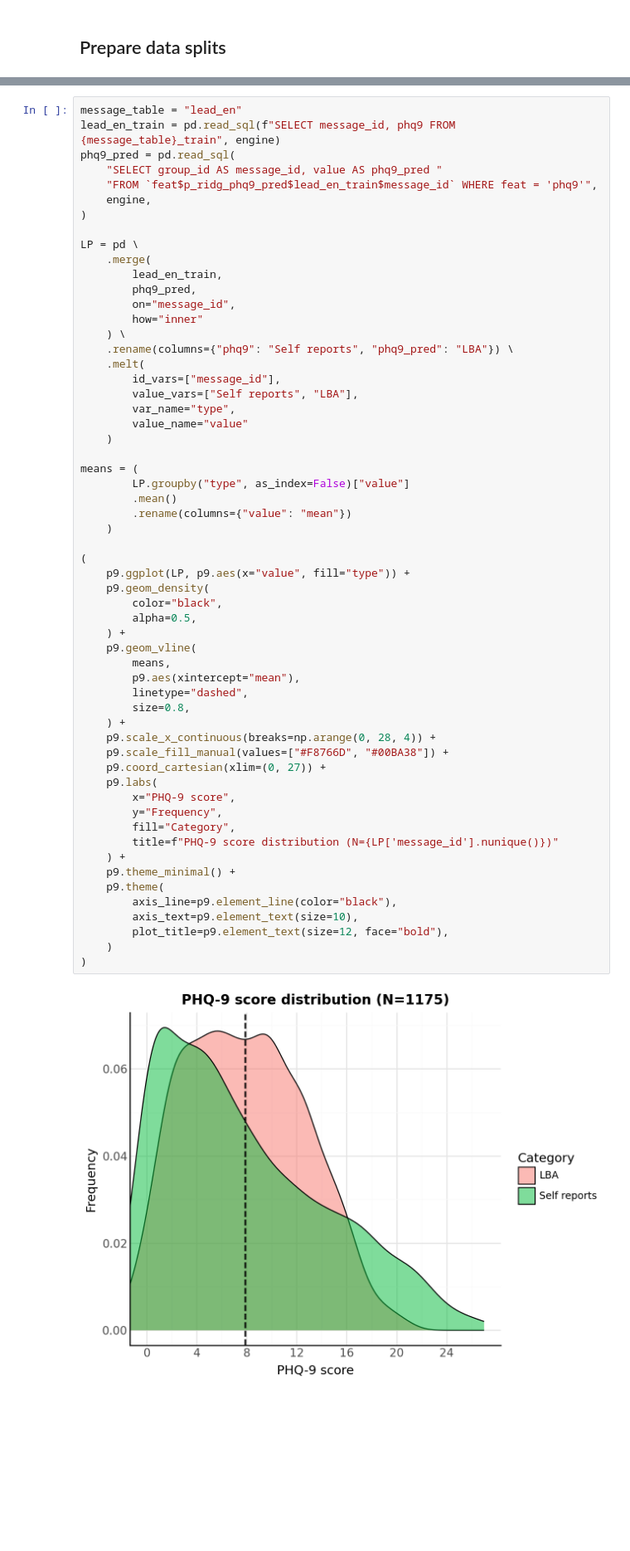
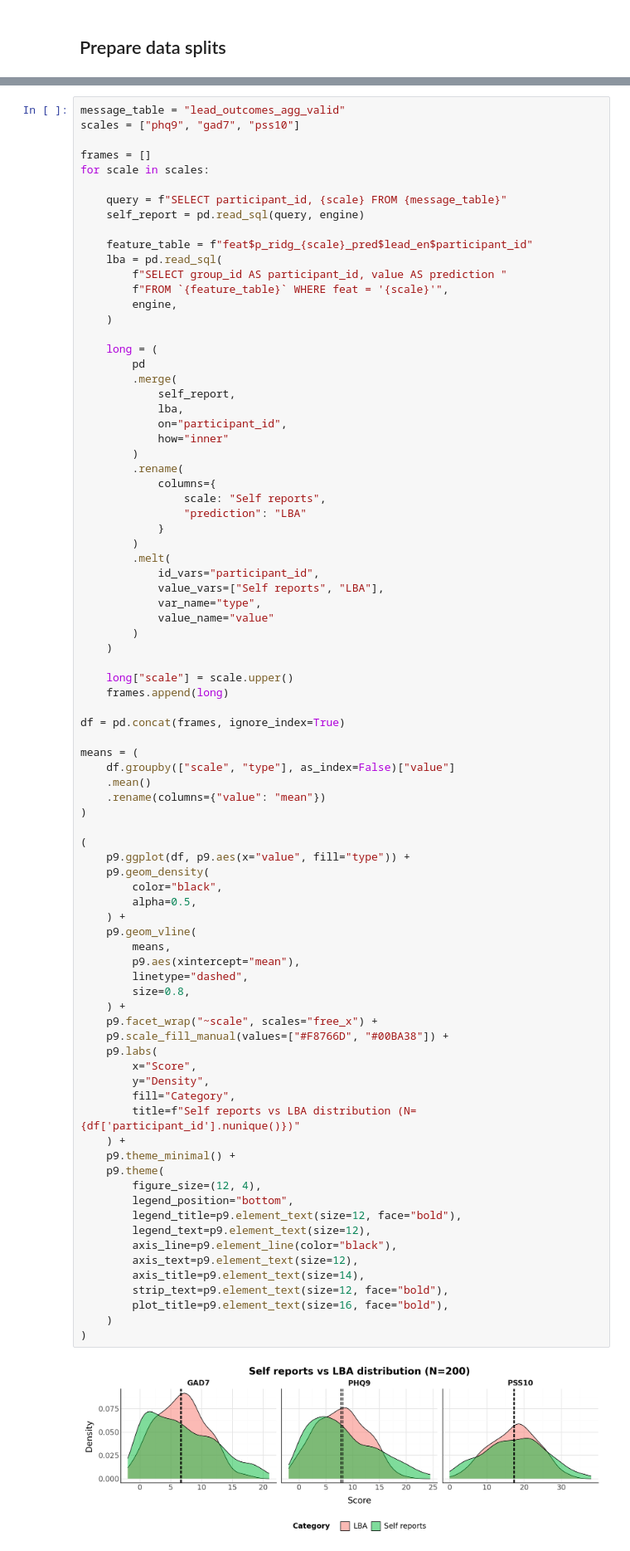
Before and after one commit to shshnk94/personallm, a Jupyter notebook: notebooks/analysis.ipynb, the cells around one changed output, grey strips where cells are left out. Shown at 83% size. Cells and saved outputs as stored; diff of their text form; blank space fills up the shorter version.

```diff
--- a/notebooks/analysis.ipynb
+++ b/notebooks/analysis.ipynb
@@ -75,60 +116,85 @@ train: 1175, valid: 392, test: 391
 # %%
-message_table = "lead_en"
-lead_en_train = pd.read_sql(f"SELECT message_id, phq9 FROM {message_table}_train", engine)
-phq9_pred = pd.read_sql(
-    "SELECT group_id AS message_id, value AS phq9_pred "
-    "FROM `feat$p_ridg_phq9_pred$lead_en_train$message_id` WHERE feat = 'phq9'",
-    engine,
+message_table = "lead_outcomes_agg_valid"
+scales = ["phq9", "gad7", "pss10"]
+
+frames = []
+for scale in scales:
+
+    query = f"SELECT participant_id, {scale} FROM {message_table}"
+    self_report = pd.read_sql(query, engine)
+
+    feature_table = f"feat$p_ridg_{scale}_pred$lead_en$participant_id"
+    lba = pd.read_sql(
+        f"SELECT group_id AS participant_id, value AS prediction "
+        f"FROM `{feature_table}` WHERE feat = '{scale}'",
+        engine,
+    )
+
+    long = (
+        pd
+        .merge(
+            self_report,
+            lba,
+            on="participant_id",
+            how="inner"
+        )
+        .rename(
+            columns={
+                scale: "Self reports",
+                "prediction": "LBA"
+            }
+        )
+        .melt(
+            id_vars="participant_id",
+            value_vars=["Self reports", "LBA"],
+            var_name="type",
+            value_name="value"
+        )
+    )
+
+    long["scale"] = scale.upper()
+    frames.append(long)
+
+df = pd.concat(frames, ignore_index=True)
+
+means = (
+    df.groupby(["scale", "type"], as_index=False)["value"]
+    .mean()
+    .rename(columns={"value": "mean"})
 )
 
-LP = pd \
-    .merge(
-        lead_en_train,
-        phq9_pred,
-        on="message_id",
-        how="inner"
-    ) \
-    .rename(columns={"phq9": "Self reports", "phq9_pred": "LBA"}) \
-    .melt(
-        id_vars=["message_id"],
-        value_vars=["Self reports", "LBA"],
-        var_name="type",
-        value_name="value"
-    )
-
-means = (
-        LP.groupby("type", as_index=False)["value"]
-        .mean()
-        .rename(columns={"value": "mean"})
-    )
-
 (
-    p9.ggplot(LP, p9.aes(x="value", fill="type")) +
+    p9.ggplot(df, p9.aes(x="value", fill="type")) +
     p9.geom_density(
         color="black",
         alpha=0.5,
     ) +
     p9.geom_vline(
         means,
         p9.aes(xintercept="mean"),
         linetype="dashed",
         size=0.8,
     ) +
-    p9.scale_x_continuous(breaks=np.arange(0, 28, 4)) +
+    p9.facet_wrap("~scale", scales="free_x") +
     p9.scale_fill_manual(values=["#F8766D", "#00BA38"]) +
-    p9.coord_cartesian(xlim=(0, 27)) +
     p9.labs(
-        x="PHQ-9 score",
-        y="Frequency",
+        x="Score",
+        y="Density",
         fill="Category",
-        title=f"PHQ-9 score distribution (N={LP['message_id'].nunique()})"
+        title=f"Self reports vs LBA distribution (N={df['participant_id'].nunique()})"
     ) +
     p9.theme_minimal() +
     p9.theme(
+        figure_size=(12, 4),
+        legend_position="bottom",
+        legend_title=p9.element_text(size=12, face="bold"),
+        legend_text=p9.element_text(size=12),
         axis_line=p9.element_line(color="black"),
-        axis_text=p9.element_text(size=10),
-        plot_title=p9.element_text(size=12, face="bold"),
+        axis_text=p9.element_text(size=12),
+        axis_title=p9.element_text(size=14),
+        strip_text=p9.element_text(size=12, face="bold"),
+        plot_title=p9.element_text(size=16, face="bold"),
     )
 )
 # %% [output]
-[figure, old version]
+[figure, new version]
```
Also changed, not shown: parts of 25 cells of this notebook, 18 other files.
